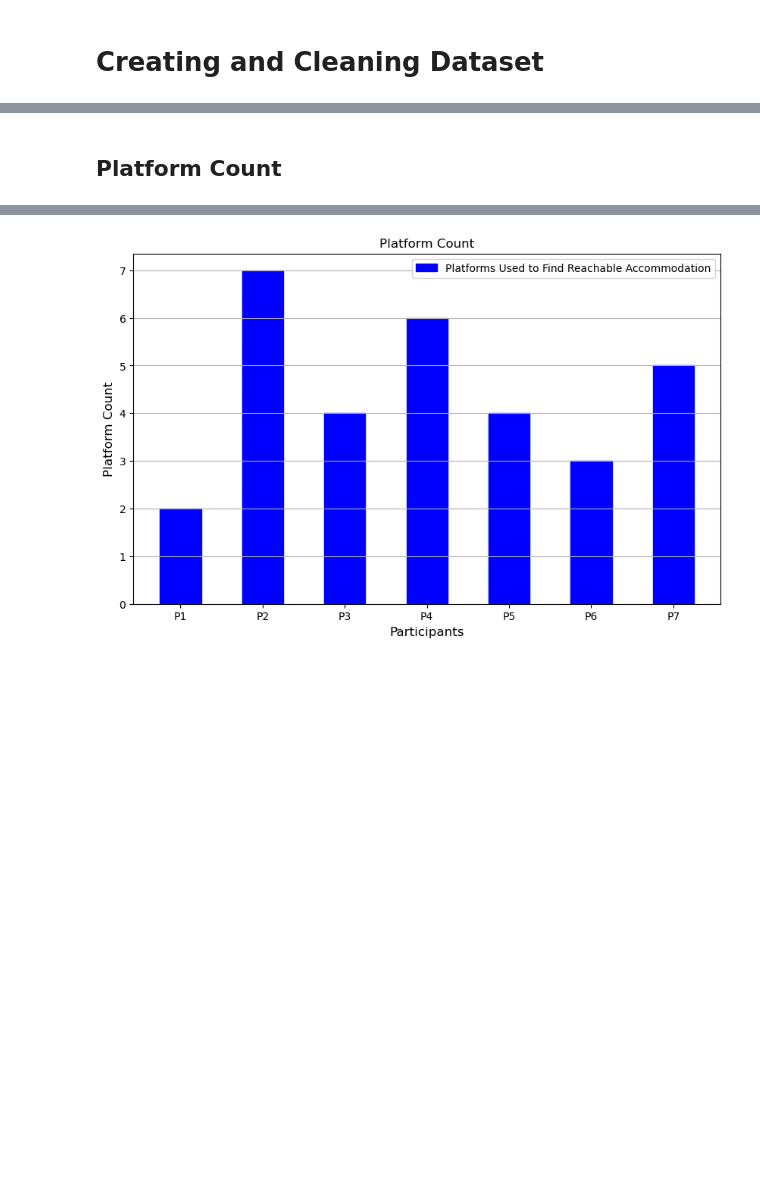
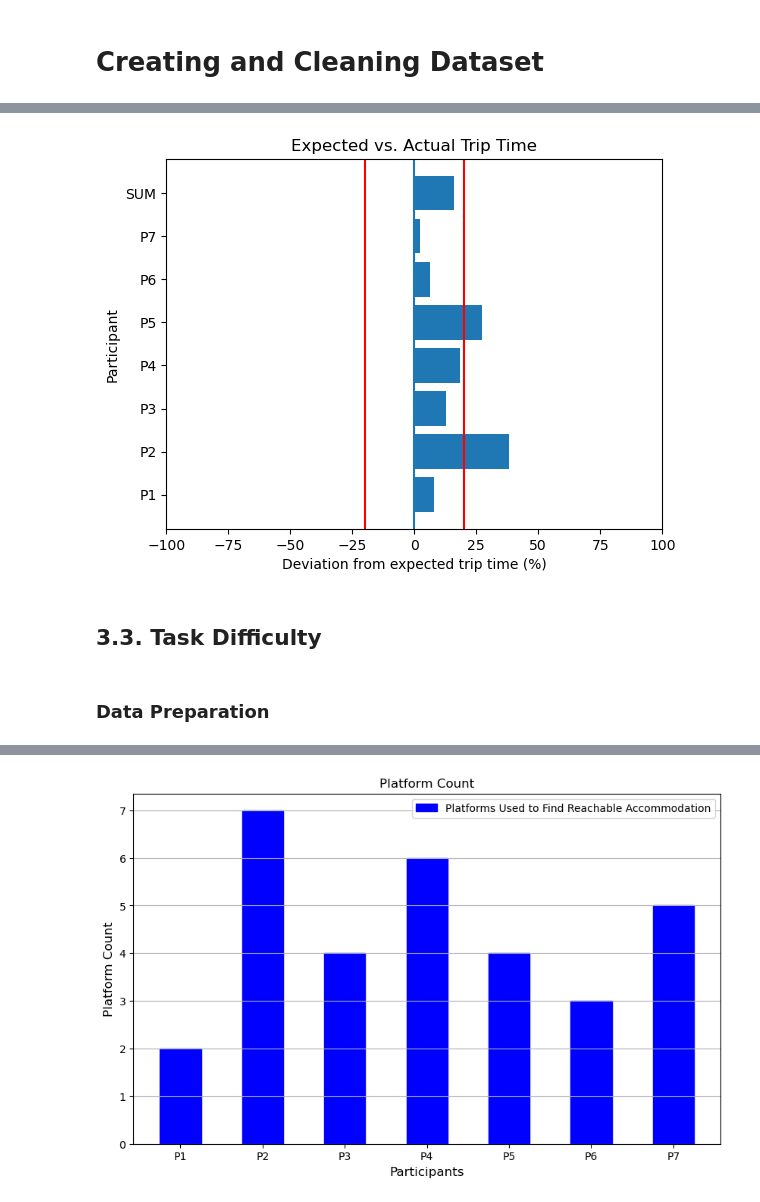
Before and after one commit to althomi3/Master-Thesis, a Jupyter notebook: main.ipynb, the cells around one changed output, grey strips where cells are left out. Drawn from its saved outputs; the diff is of its cells as text; code cells hidden in the pictures; blank space fills up the shorter version.

```diff
--- a/main.ipynb
+++ b/main.ipynb
@@ -68,2 +151,29 @@ df_task_performance_trans
+# %%
+# Calculate deviation in %
+df_task_quality["Deviation"] = (df_task_quality["Actual"] - df_task_quality["Expected"]) / df_task_quality["Expected"] * 100
+
+
+plt.figure()
+# creates horizontal bar
+plt.barh(df_task_quality.index, df_task_quality["Deviation"])
+# creates vertical line at 0
+plt.axvline(0)
+plt.axvline(20, color="r")
+plt.axvline(-20, color="r")
+# sets x-axis limits
+plt.xlim(-100, 100)
+#plt.scatter(df_task_quality["20_Percent_Deviation_Threshold"], df_task_quality.index, marker="|", s=200, color="black")
+
+
+plt.xlabel("Deviation from expected trip time (%)")
+plt.ylabel("Participant")
+plt.title("Expected vs. Actual Trip Time")
+plt.savefig('3_1_task_solution_quality_deviation_expected_vs_actual_trip_time.png')
+plt.show()
+# df_task_quality
+# %% [output]
+[figure, added]
 # %% [markdown]
-## Platform Count
+## 3.3. Task Difficulty
+# %% [markdown]
+### Data Preparation
```
Also changed, not shown: parts of 21 cells of this notebook, 2 other files.
